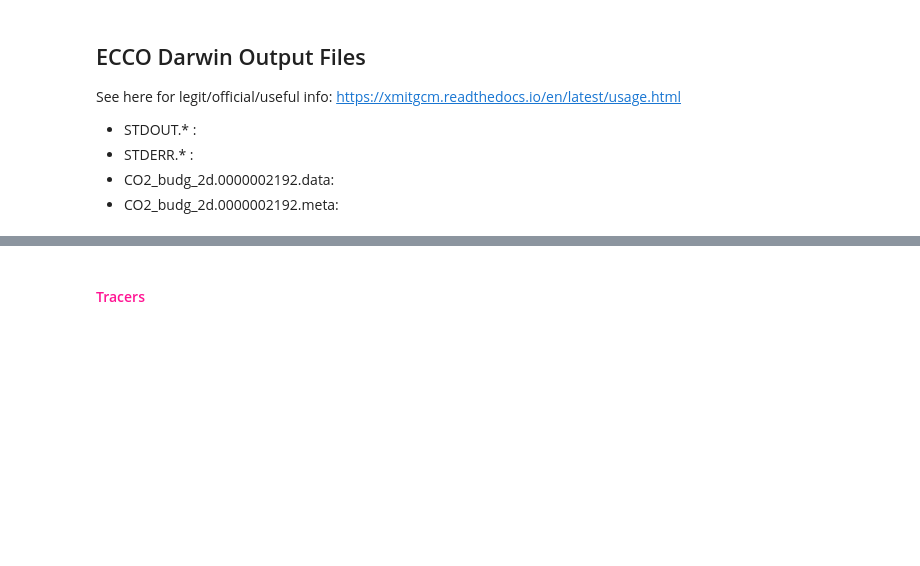
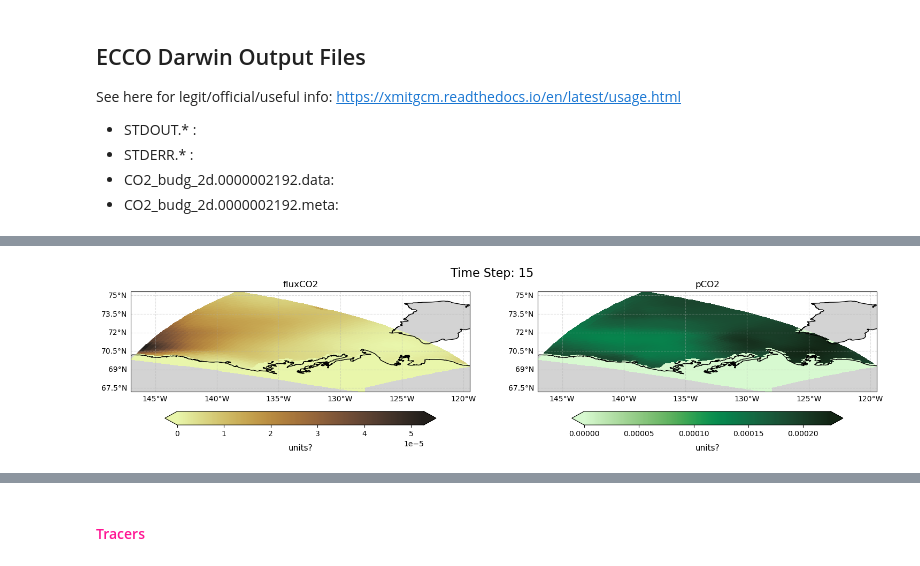
Before and after one commit to bundzis/ECCO_Darwin_analysis, a Jupyter notebook: Analysis/explore_ecco_darwin_output.ipynb, the cells around one changed output, grey strips where cells are left out. Drawn from its saved outputs; the diff is of its cells as text; code cells hidden in the pictures; blank space fills up the shorter version.

```diff
--- a/Analysis/explore_ecco_darwin_output.ipynb
+++ b/Analysis/explore_ecco_darwin_output.ipynb
@@ -29,0 +101,9 @@ import cmocean
+# %%
+# Look at the shape of the data to figure out what we have
+# Returns [31 2, 68, 46] = [time, fluxCO2/pCO2, y, x]
+np.shape(CO2)
+
+# Pull out these dimensions
+ny, nx = CO2.shape[-2:]
+print('ny: ', ny)
+print('nx: ', nx)
@@ -29,0 +128,45 @@ import cmocean
+# %%
+# Reshape lat and lon to plot maps
+lon = lon.reshape(ny, nx)
+lat = lat.reshape(ny, nx)
+# %%
+# Now try to plot these on a map
+
+# Set the time to look at
+time_idx = 15
+
+# Make the figure
+fig, ax = plt.subplots(1, 2, figsize=(18,12), subplot_kw={"projection": ccrs.PlateCarree()})
+
+# fluxCO2
+cs1 = ax[0].pcolormesh(lon, lat, CO2[time_idx,0,:,:], cmap=cmocean.cm.turbid)
+ax[0].set_title('fluxCO2')
+#plt.colorbar(cs1, ax=ax[0], extend='both')
+
+# pCO2
+cs2 = ax[1].pcolormesh(lon, lat, CO2[time_idx,1,:,:], cmap=cmocean.cm.algae)
+ax[1].set_title('pCO2')
+#plt.colorbar(cs2, ax=ax[1], extend='both')
+
+# Make the plots prettier
+conts = [cs1, cs2]
+labels = ['units?', 'units?']
+for r in range(2):
+    # Add coastline and land map
+    ax[r].coastlines()
+    ax[r].add_feature(cfeature.LAND, facecolor="lightgray", zorder=0)
+    # Add gridlines
+    gl = ax[r].gridlines(draw_labels=True, linestyle="--", alpha=0.4)
+    # Remove labels from top and right
+    gl.top_labels = False
+    gl.right_labels = False
+    # Add a colorbar
+    cbar = fig.colorbar(conts[r], ax=ax[r], orientation='horizontal', pad=0.04, shrink=0.8, extend='both')
+    cbar.set_label(labels[r], fontsize=11, labelpad=8)
+
+# Title object for showing time step
+time_title = fig.suptitle(f'Time Step: ' + str(time_idx), fontsize=16, y=0.45)
+
+plt.show()
+# %% [output]
+[figure, added]
```
Also changed, not shown: parts of 25 cells of this notebook.
